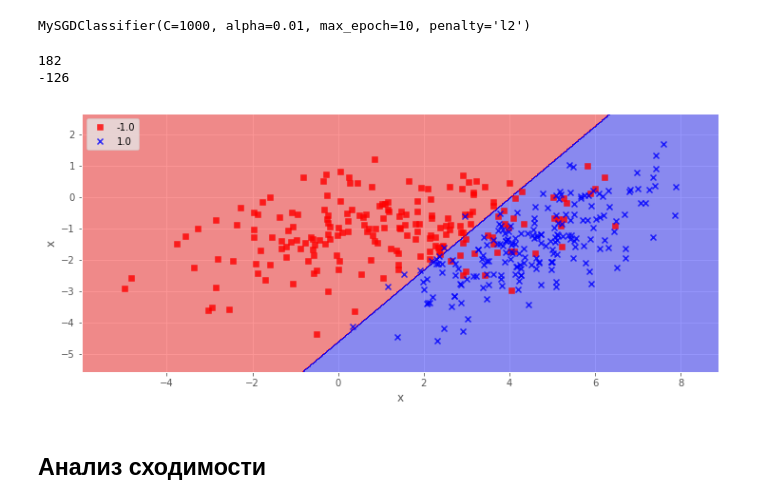
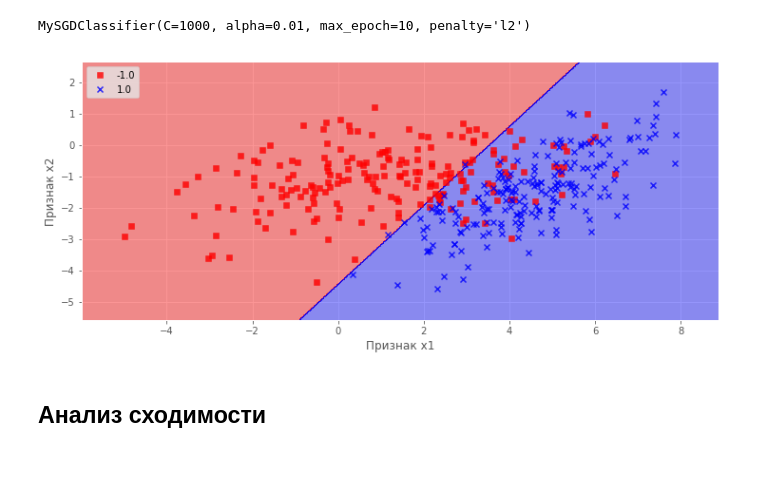
Before and after one commit to timaa/logistic_regresiion, a Jupyter notebook: homework.ipynb, the cells around one changed output. Drawn from its saved outputs; the diff is of its cells as text; code cells hidden in the pictures; blank space fills up the shorter version.

```diff
--- a/homework.ipynb
+++ b/homework.ipynb
@@ -158,41 +147,32 @@ MySGDClassifier(C=1000, alpha=0.01, max_epoch=10, penalty='l2')
-# %%
-answers = []
-for x in X:
-    answers.append(model.predict(x))
-print(sum(answers[:200]))
-print(sum(answers[200:]))
-# %% [output]
-182
--126
 # %%
 from matplotlib.colors import ListedColormap
 ## Your Code Here
 def plot_decision_regions(X, y, classifier, resolution=0.02):
     markers = ( 's', 'x','o')
     colors = ('red','blue', 'cyan')
     cmap = ListedColormap(colors[:len(np.unique(y))])
     #
     xl_min, xl_max = X[:, 0].min() - 1, X[:,0].max() +1
     x2_min, x2_max = X[:, 1].min() - 1, X[:, 1].max() +1
     xxl,xx2 = np.meshgrid(np.arange(xl_min, xl_max, resolution),np.arange(x2_min, x2_max, resolution))
     Z = classifier.predict(np.array([xxl.ravel(), xx2.ravel()]).T)
     Z = Z.reshape(xxl.shape)
     plt.contourf(xxl,xx2, Z, alpha=0.4, cmap=cmap)
     plt.xlim(xxl.min(), xxl.max())
     plt.ylim(xx2.min(), xx2.max())
 
     for idx ,cl in enumerate(np.unique(y)) :
         plt.scatter(x=X[y == cl, 0],y=X[y==cl, 1], alpha=0.8, c=cmap(idx) , marker=markers[idx] , label=cl)
 
 
 
 plot_decision_regions(X,y, classifier=model)
-plt.xlabel('x')
-plt.ylabel('x')
+plt.xlabel('Признак x1')
+plt.ylabel('Признак x2')
 plt.legend(loc='upper left')
 plt.show()
 # %% [output]
-[figure, old version]
+[figure, new version]
 # %% [markdown]
 ## Анализ сходимости
 # %% [markdown]
```
Also changed, not shown: parts of 4 cells of this notebook.
